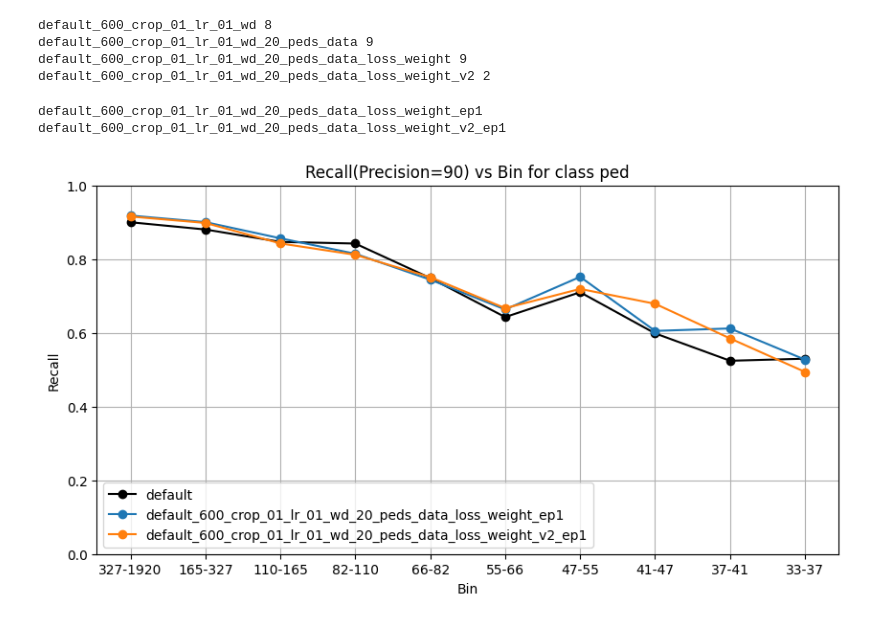
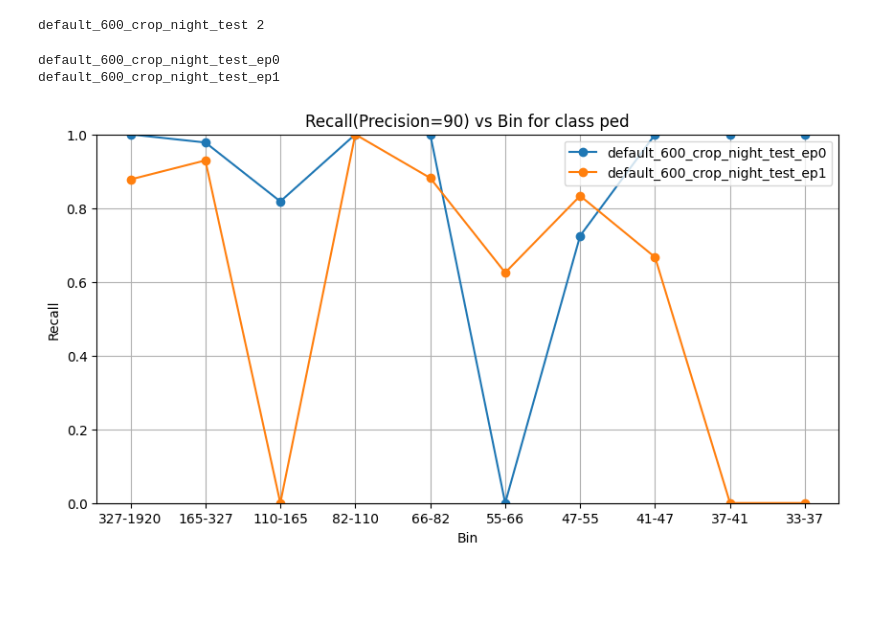
Before and after one commit to ArthurHartAB/codetr, a Jupyter notebook: data_tools/draw_pr.ipynb, the cells around one changed output. Cells and saved outputs as stored; diff of their text form; code cells hidden in the pictures; blank space fills up the shorter version.

```diff
--- a/data_tools/draw_pr.ipynb
+++ b/data_tools/draw_pr.ipynb
@@ -45,20 +45,21 @@ def recall_from_pr_df(pr_df, precision_value=0.75):
 data_dict = {'default_600_crop_01_lr_01_wd' : 8,
              'default_600_crop_01_lr_01_wd_20_peds_data' : 9,
              'default_600_crop_01_lr_01_wd_20_peds_data_loss_weight' : 9,
-             'default_600_crop_01_lr_01_wd_20_peds_data_loss_weight_v2' : 2,
+             'default_600_crop_01_lr_01_wd_20_peds_data_loss_weight_v2' : 11,
              #'default_600_crop_01_lr_20_peds_data' : 8
+             'default_600_crop_01_lr_01_wd_20_peds_data_beta_0_gamma_0' : 8,
+             'default_600_crop_01_lr_01_wd_20_peds_data_beta_1' : 14
              }
+
+data_dict = {'default_600_crop_night_test' : 2}
 
 pr = {}
 
 for name, num_ep in data_dict.items():
     print (name, num_ep)
-    pr[name] = [pd.read_csv(f"/home/b2b/arthur/git/codetr/work_dirs/{name}/NewEval_ep{i}/outputs/all_kpis.tsv", sep = '\t') for i in range(num_ep)]
+    pr[name] = [pd.read_csv(f"/home/b2b/arthur/git/codetr/work_dirs/{name}/NewEval_wi_night_ep{i}/outputs/all_kpis.tsv", sep = '\t') for i in range(num_ep)]
 # %% [output]
-default_600_crop_01_lr_01_wd 8
-default_600_crop_01_lr_01_wd_20_peds_data 9
-default_600_crop_01_lr_01_wd_20_peds_data_loss_weight 9
-default_600_crop_01_lr_01_wd_20_peds_data_loss_weight_v2 2
+default_600_crop_night_test 2
 # %%
 target_pr = 0.9
 
@@ -74,40 +75,42 @@ cls = 'ped'
 
 bins = {}
 recalls = {}
 
 
 for name, rec in recs.items():
     bins_data = [rec[i][cls] for i in range(data_dict[name])]
     bins[name] = [bins_data[i].keys() for i in range(data_dict[name])]
     recalls[name] = [bins_data[i].values() for i in range(data_dict[name])]
 
-
-
 plt.figure(figsize=(10, 5))
 
 plot_dict = {'default_600_crop_01_lr_01_wd' : [],
-             'default_600_crop_01_lr_01_wd_20_peds_data' : [],
-             'default_600_crop_01_lr_01_wd_20_peds_data_loss_weight' : [1],
-             'default_600_crop_01_lr_01_wd_20_peds_data_loss_weight_v2' : [1],
+             #'default_600_crop_01_lr_01_wd_20_peds_data' : [6],
+             #'default_600_crop_01_lr_01_wd_20_peds_data_loss_weight' : [7],
+             #'default_600_crop_01_lr_01_wd_20_peds_data_loss_weight_v2' : [1],
              #'default_600_crop_01_lr_20_peds_data' : []
+              'default_600_crop_01_lr_01_wd_20_peds_data_beta_0_gamma_0' : [1],
+              'default_600_crop_01_lr_01_wd_20_peds_data_beta_1' : [13]
              }
 
-plt.plot(bins['default_600_crop_01_lr_01_wd'][0], recalls['default_600_crop_01_lr_01_wd'][0], marker='o', linestyle='-', label = 'default', color = 'black')
+plot_dict = {'default_600_crop_night_test' : [0, 1]}
+
+#plt.plot(bins['default_600_crop_01_lr_01_wd'][0], recalls['default_600_crop_01_lr_01_wd'][0], marker='o', linestyle='-', label = 'default', color = 'black')
 
 for name, indices in plot_dict.items():
     for i in indices:
         label = f'{name}_ep{i}'
         print (label)
         plt.plot(bins[name][i], recalls[name][i], marker='o', linestyle='-', label = label)
 
 plt.xlabel('Bin')
 plt.ylabel('Recall')
 plt.title(f'Recall(Precision={int(target_pr*100)}) vs Bin for class {cls}')
 plt.legend()
 plt.ylim(0, 1)
 plt.grid(True)
 # %% [output]
-default_600_crop_01_lr_01_wd_20_peds_data_loss_weight_ep1
-default_600_crop_01_lr_01_wd_20_peds_data_loss_weight_v2_ep1
+default_600_crop_night_test_ep0
+default_600_crop_night_test_ep1
-[figure, old version]
+[figure, new version]
 # %%
```
Also changed, not shown: parts of 1 cell of this notebook, 11 other files.
